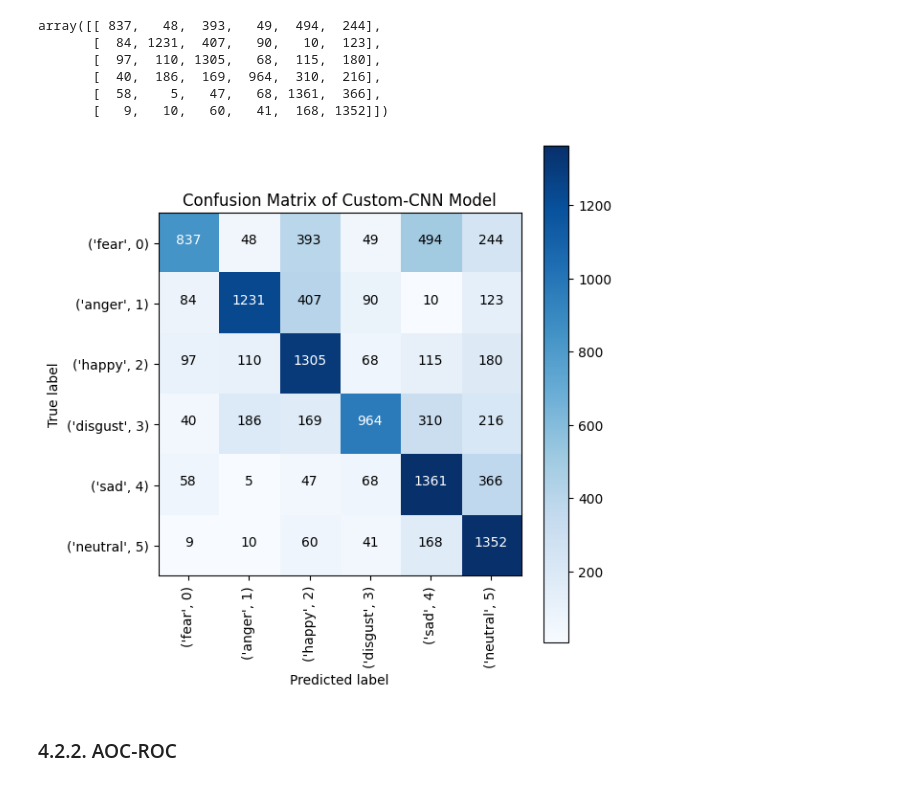
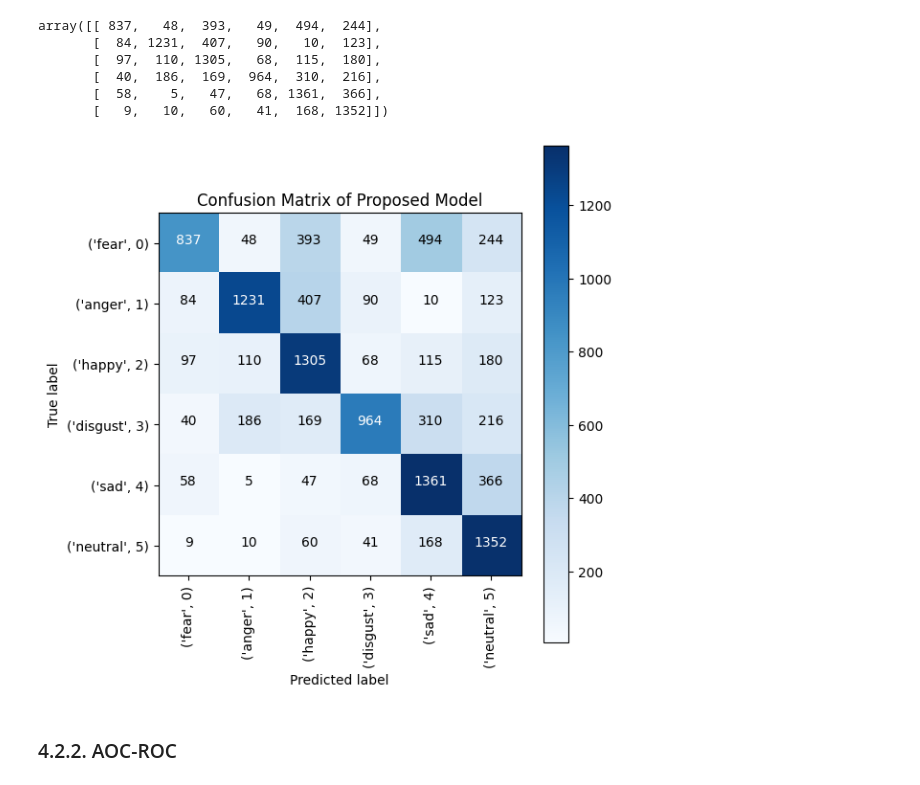
Before and after one commit to S4M0707/speech-emotion-recognition, a Jupyter notebook: speech-emotion-notebook.ipynb, the cells around one changed output. Drawn from its saved outputs; the diff is of its cells as text; code cells hidden in the pictures.

Commit message:
Adding new version to proposed

```diff
--- a/speech-emotion-notebook.ipynb
+++ b/speech-emotion-notebook.ipynb
@@ -839,9 +848,9 @@ array([[ 837,   48,  393,   49,  494,  244],
        [  58,    5,   47,   68, 1361,  366],
        [   9,   10,   60,   41,  168, 1352]])
 # %%
-plot_confusion_matrix(cm, classes = list(emotion_class.items()), normalize=False, title='Confusion Matrix of Custom-CNN Model')
+plot_confusion_matrix(cm, classes = list(emotion_class.items()), normalize=False, title='Confusion Matrix of Proposed Model')
 # %% [output]
-[figure, old version]
+[figure, new version]
 # %% [markdown]
 ### 4.2.2. AOC-ROC
 # %%
```
Also changed, not shown: parts of 22 cells of this notebook.
